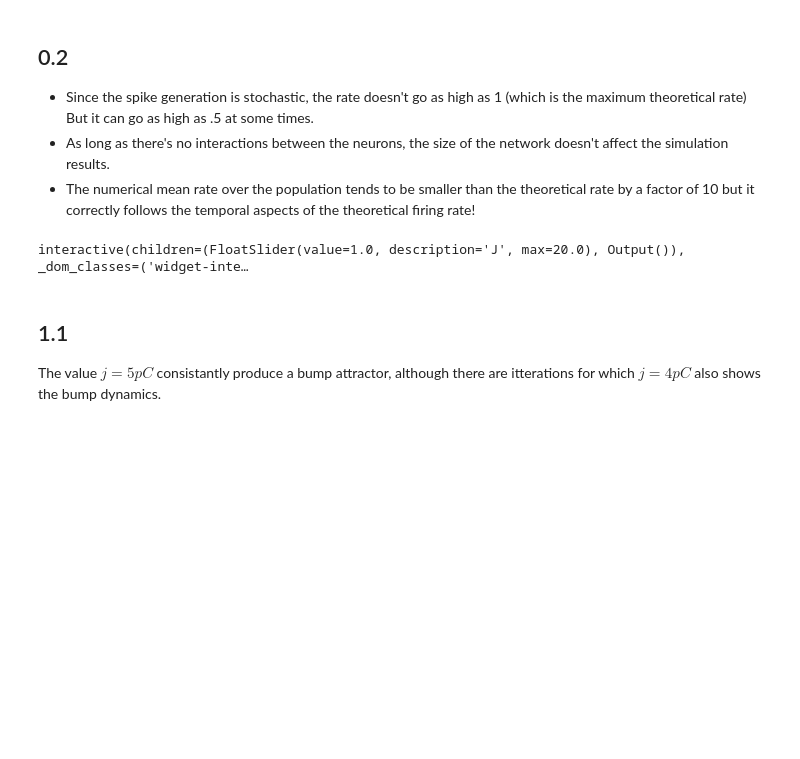
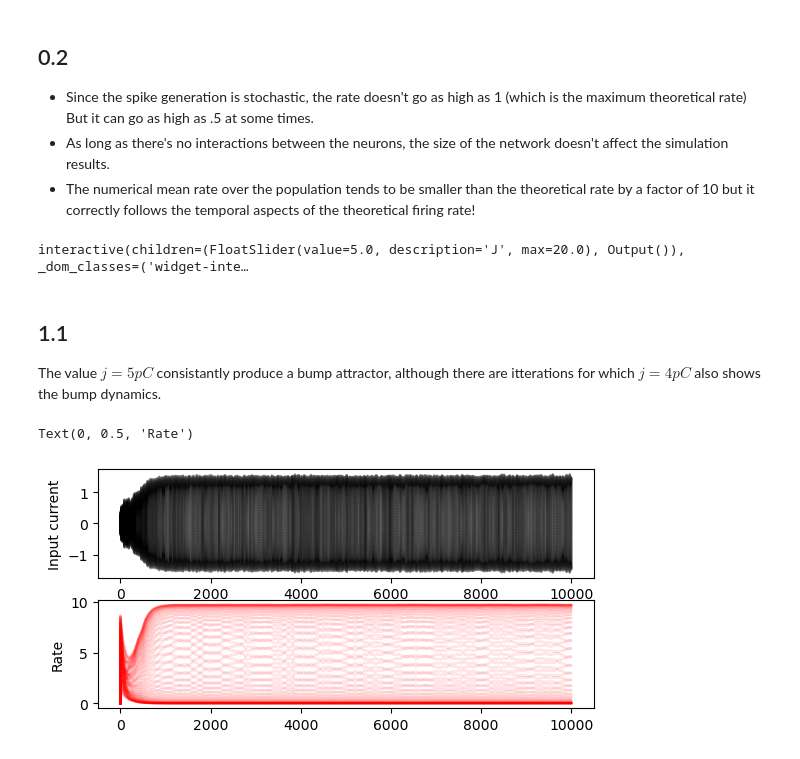
Before and after one commit to nosratullah/path_integration, a Jupyter notebook: attractors.ipynb, the cells around one changed output. Drawn from its saved outputs; the diff is of its cells as text; code cells hidden in the pictures; blank space fills up the shorter version.

```diff
--- a/attractors.ipynb
+++ b/attractors.ipynb
@@ -160,7 +160,7 @@ for t in range(1, 2):
     rate[:, t] = r0 * transfer(h[:, t], alpha, beta)
     spikes[:, t] = np.random.binomial(1, rate[:, t] * dt)
 # %%
-def interactive_activation(J = 1):
+def interactive_activation(J = 5):
     T = 100 # ms
     dt = .1 # ms
     N = 100
@@ -188,7 +188,7 @@ def interactive_activation(J = 1):
         m_cos = np.mean(np.cos(X) * spikes[:, t])
         m_sin = np.mean(np.sin(X) * spikes[:, t])
 
-    figure = plt.figure(figsize=(10, 5))
+    # figure = plt.figure(figsize=(10, 5))
     plt.subplot(311)
     plt.plot(I.T, color = 'black', alpha = .1)
     plt.ylabel('Input current')
@@ -206,7 +206,53 @@ def interactive_activation(J = 1):
 
 _ = interact(interactive_activation, J=(0, 20, .1))
 # %% [output]
-interactive(children=(FloatSlider(value=1.0, description='J', max=20.0), Output()), _dom_classes=('widget-inte…
+interactive(children=(FloatSlider(value=5.0, description='J', max=20.0), Output()), _dom_classes=('widget-inte…
 # %% [markdown]
 ## 1.1
 The value $j=5 pC$ consistantly produce a bump attractor, although there are itterations for which $j=4 pC$ also shows the bump dynamics.
+# %%
+T = 1000 # ms
+dt = .1 # ms
+N = 100
+X = np.linspace(0, 2 * np.pi, N)
+I = np.zeros((N, int(T/dt)))
+h = np.random.uniform(0, 1, (N, int(T/dt)))
+tau = 10 # ms
+R = 1 # Ohm # needs to be asked on the units
+r0 = 10 # mHz
+alpha = 2 # mV^-1
+beta = .5 # mV
+# h = np.zeros((N, int(T/dt)))
+spikes = np.zeros((N, int(T/dt)))
+rate = np.zeros((N, int(T/dt)))
+m_cos = 0
+m_sin = 0
+
+# spikes = np.random.binomial(1, np.ones(N) * dt, (N, int(T/dt)))
+# h = np.random.normal(0, 1, (N, int(T/dt)))
+for t in range(1, int(T/dt)):
+    I[:, t] = J * (np.cos(X) * m_cos + np.sin(X) * m_sin)
+    h[:, t] = h[:, t-1] + dt * dhdt(h[:, t-1], I[:, t-1], tau, R)
+    rate[:, t] = r0 * transfer(h[:, t], alpha, beta)
+    spikes[:, t] = np.random.binomial(1, rate[:, t] * dt)
+    m_cos = np.mean(np.cos(X) * spikes[:, t])
+    m_sin = np.mean(np.sin(X) * spikes[:, t])
+
+# figure = plt.figure(figsize=(10, 5))
+plt.subplot(311)
+plt.plot(I.T, color = 'black', alpha = .1)
+plt.ylabel('Input current')
+plt.subplot(312)
+plt.plot(rate.T, color = 'red', alpha = .1)
+plt.ylabel('Rate')
+# plt.subplot(313)
+# # plotting the spike raster
+# for n in range(N):
+#     spikes_n = np.where(spikes[n, :])[0]
+#     plt.vlines(spikes_n, n-.5e1, n+.5e1, color='black')
+# plt.xlabel('Time (ms)')
+# plt.ylabel('Neurons #')
+# plt.title('Spike raster')
+# %% [output]
+Text(0, 0.5, 'Rate')
+[figure, added]
```
Also changed, not shown: parts of 15 cells of this notebook.
